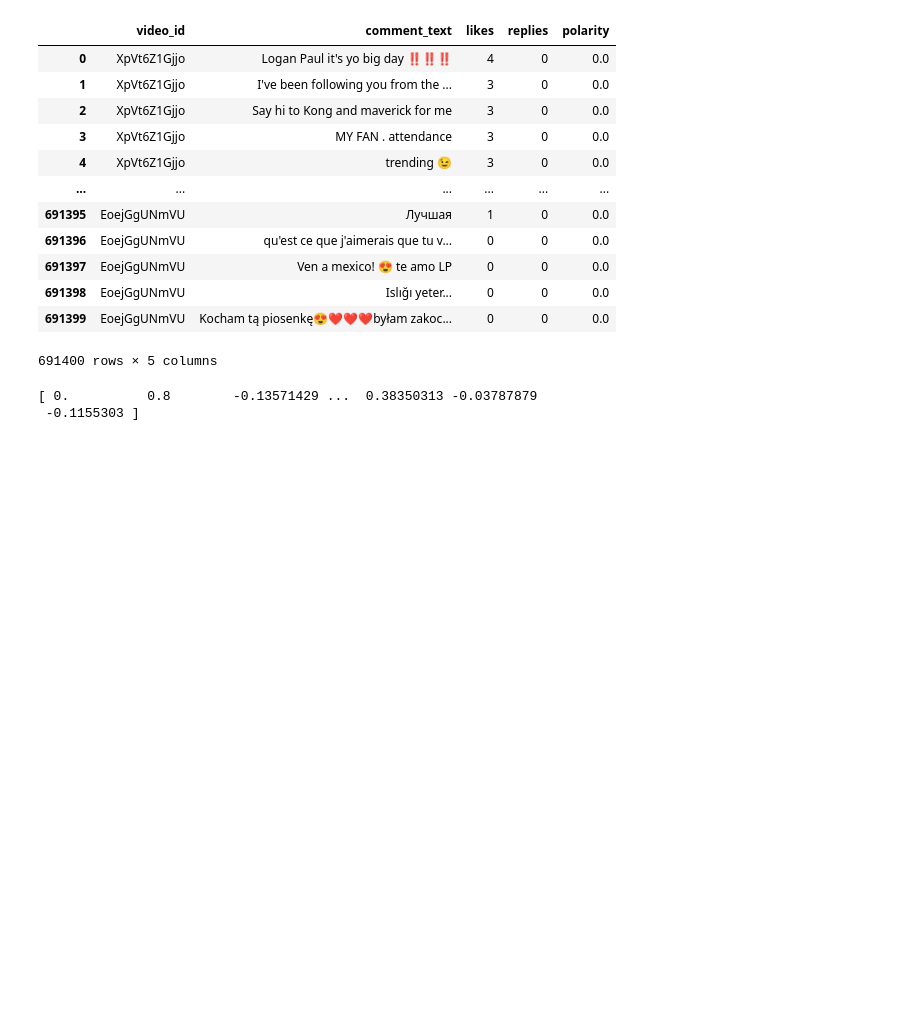
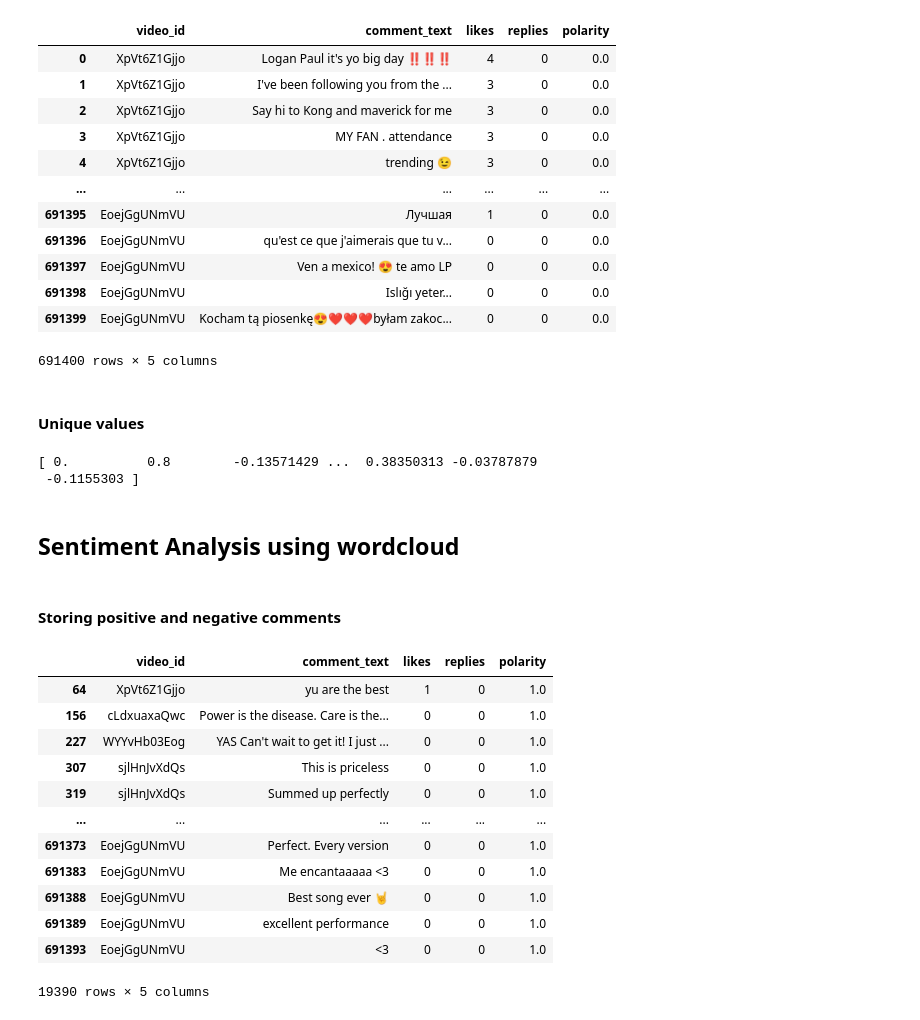
Before and after one commit to Omkar078/Youtube-text-Data-Analysis, a Jupyter notebook: Youtube Data Analysis.ipynb, the cells around one changed output. Saved outputs shown, nothing was run; the diff lists cells and outputs as text; code cells hidden in the pictures; blank space fills up the shorter version.

```diff
--- a/Youtube Data Analysis.ipynb
+++ b/Youtube Data Analysis.ipynb
@@ -106,8 +95,31 @@ df
 | 691398 | EoejGgUNmVU | Islığı yeter... | 0 | 0 | 0.0 |
 | 691399 | EoejGgUNmVU | Kocham tą piosenkę😍❤❤❤byłam zakoc... | 0 | 0 | 0.0 |
 691400 rows × 5 columns
+# %% [markdown]
+#### Unique values
 # %%
 print(df['polarity'].unique())
 # %% [output]
 [ 0.          0.8        -0.13571429 ...  0.38350313 -0.03787879
  -0.1155303 ]
+# %% [markdown]
+## Sentiment Analysis using wordcloud
+# %% [markdown]
+#### Storing positive and negative comments
+# %%
+df_positive = df[df['polarity']==1]
+df_positive
+# %% [output]
+|  | video_id | comment_text | likes | replies | polarity |
+| 64 | XpVt6Z1Gjjo | yu are the best | 1 | 0 | 1.0 |
+| 156 | cLdxuaxaQwc | Power is the disease. Care is the... | 0 | 0 | 1.0 |
+| 227 | WYYvHb03Eog | YAS Can't wait to get it! I just ... | 0 | 0 | 1.0 |
+| 307 | sjlHnJvXdQs | This is priceless | 0 | 0 | 1.0 |
+| 319 | sjlHnJvXdQs | Summed up perfectly | 0 | 0 | 1.0 |
+| ... | ... | ... | ... | ... | ... |
+| 691373 | EoejGgUNmVU | Perfect. Every version | 0 | 0 | 1.0 |
+| 691383 | EoejGgUNmVU | Me encantaaaaa <3 | 0 | 0 | 1.0 |
+| 691388 | EoejGgUNmVU | Best song ever 🤘 | 0 | 0 | 1.0 |
+| 691389 | EoejGgUNmVU | excellent performance | 0 | 0 | 1.0 |
+| 691393 | EoejGgUNmVU | <3 | 0 | 0 | 1.0 |
+19390 rows × 5 columns
```
Also changed, not shown: parts of 16 cells of this notebook.
